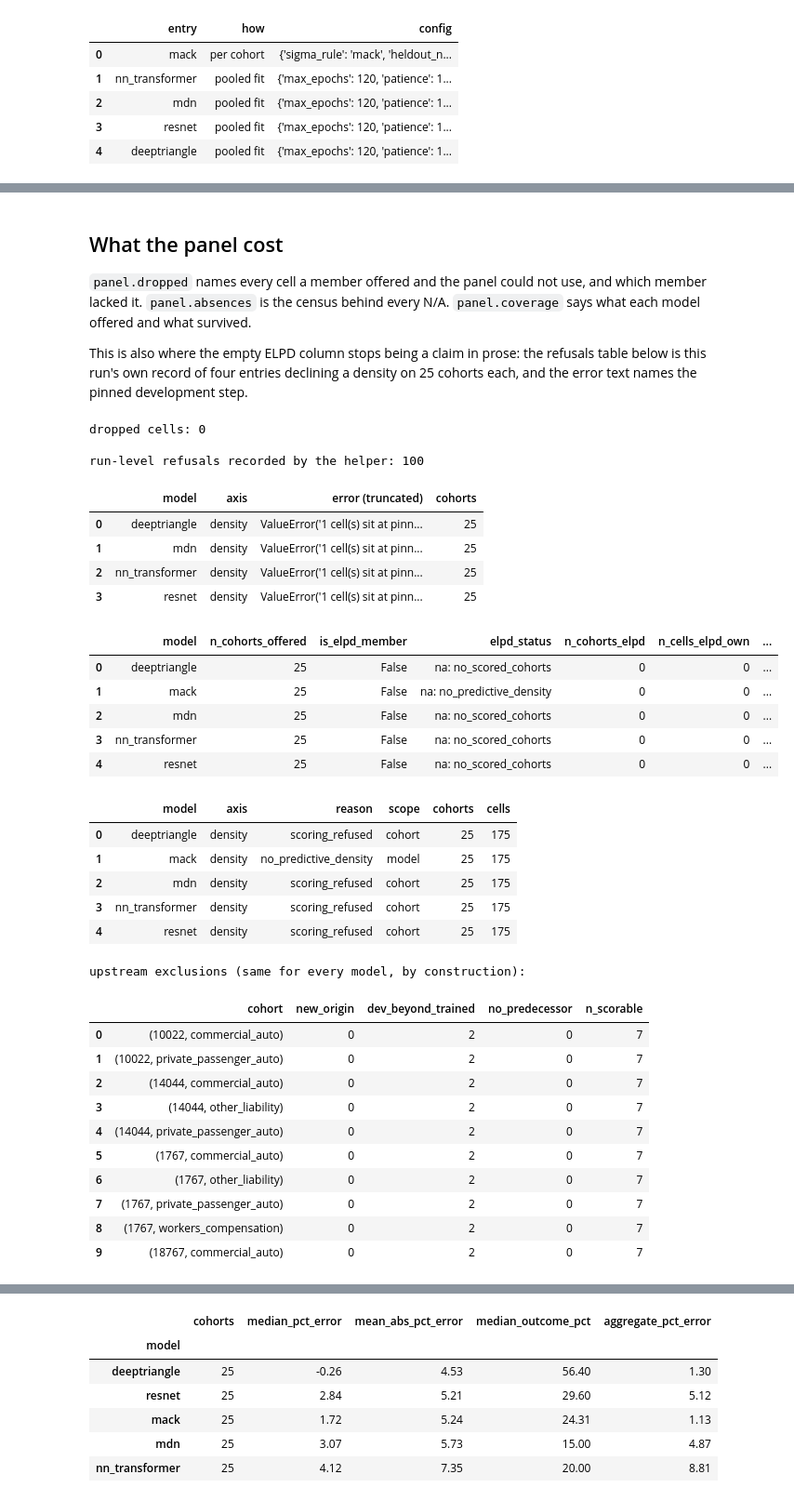
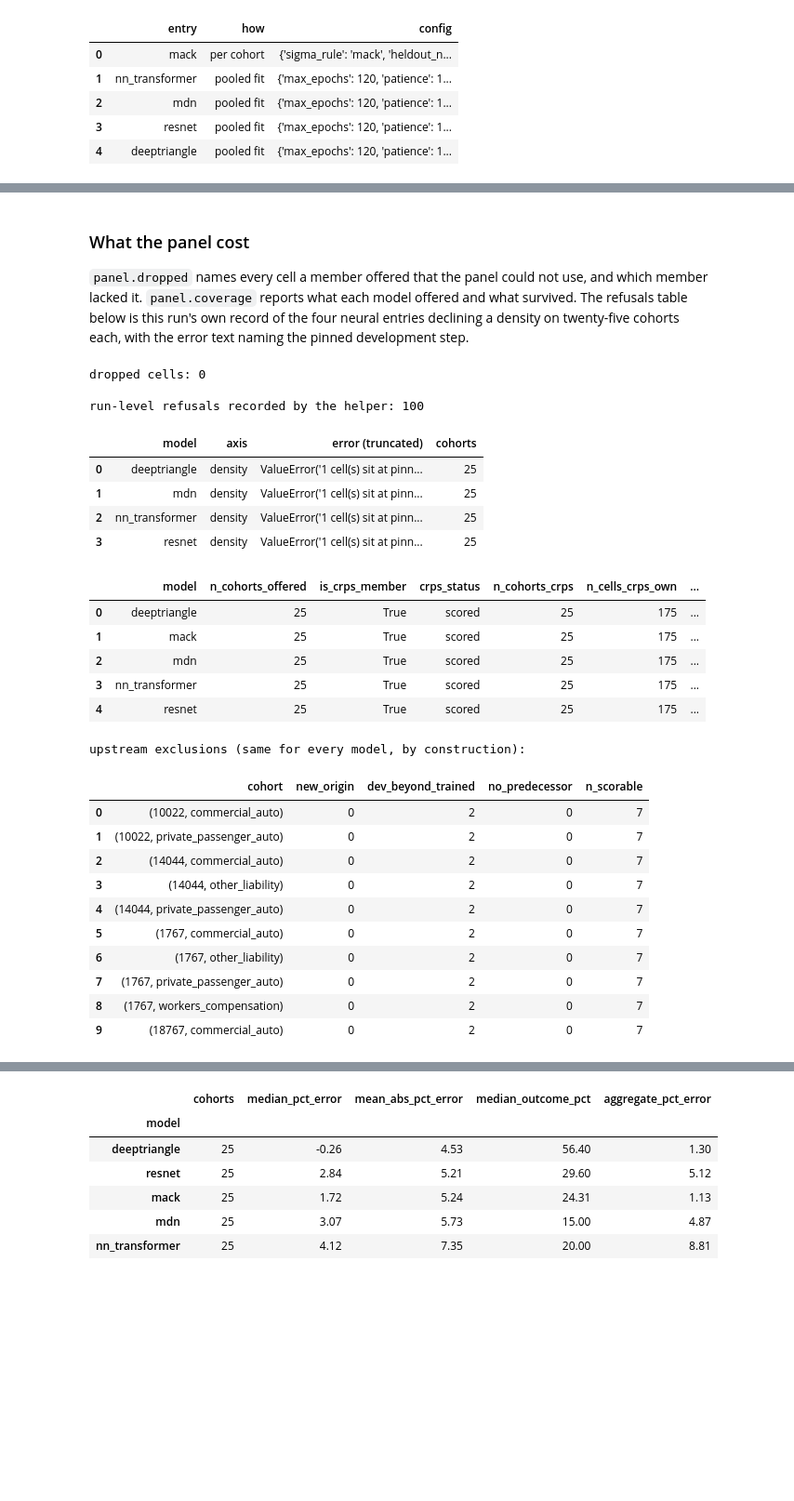
Before and after one commit to EKtheSage/ibnr, a Jupyter notebook: analysis/03b_nn_vs_classical.ipynb, the cells around one changed output, grey strips where cells are left out. Shown at 93% size. Saved outputs shown, nothing was run; the diff lists cells and outputs as text; code cells hidden in the pictures; blank space fills up the shorter version.

```diff
--- a/analysis/03b_nn_vs_classical.ipynb
+++ b/analysis/03b_nn_vs_classical.ipynb
@@ -644,7 +578,7 @@ def forecast_for(name, entry, key, *, field=FIELD, task=TASK):
             refusals.append(dict(model=name, cohort=key, axis="density", error=repr(exc)[:200]))
             kw["density_absence"] = Absence("scoring_refused", f"{type(exc).__name__}: {exc}"[:150])
     else:
-        # Permanent and about the ENTRY: the bootstrap / quasi-likelihood entries.
+        # Permanent and about the ENTRY: it states no observation model.
         kw["density_absence"] = Absence("no_predictive_density")
 
     if isinstance(entry, PredictsHeldout):
@@ -686,8 +620,8 @@ def point_row(name, entry, key):
 
     predict() targets are per origin plus a 'total' row; realized_ultimates()
     aligns to them from the FULL triangle and restricts to the origins the
-    training slice actually had - the mart runs to 2007 and an unrestricted
-    aggregate is silently ~2.4x inflated (a gotcha that has bitten this repo).
+    training slice actually had - the mart runs to 2007, and an unrestricted
+    aggregate is inflated by roughly 2.4x.
     """
     # ONE call shape for every entry. `segment` is a filter on the fit's own cohorts,
     # so a two-column key identifies the one cohort of a single-cohort fit keyed on
@@ -890,72 +778,62 @@ board
 # %% [markdown]
-## What the panel cost
+### What the panel cost
 
-`panel.dropped` names every cell a member offered and the panel could not use, and which
-member lacked it. `panel.absences` is the census behind every N/A. `panel.coverage` says
-what each model offered and what survived.
-
-This is also where the empty ELPD column stops being a claim in prose: the refusals table
-below is this run's own record of four entries declining a density on 25 cohorts each, and
-the error text names the pinned development step.
+`panel.dropped` names every cell a member offered that the panel could not use, and which
+member lacked it. `panel.coverage` reports what each model offered and what survived. The refusals table below is this run's own
+record of the four neural entries declining a density on twenty-five cohorts each, with the
+error text naming the pinned development step.
 # %%
 print("dropped cells:", len(panel.dropped))
 if len(panel.dropped):
     display(panel.dropped.head(12))
     print("\ndropped by score:", panel.dropped["score"].value_counts().to_dict())
 
 # Summarised, not listed: the NN density refusals alone are one per (entry, cohort),
 # and a hundred near-identical lines would bury anything that is not one of them.
 print("\nrun-level refusals recorded by the helper:", len(refusals))
 _ref = pd.DataFrame(refusals)
 if len(_ref):
     _ref["error (truncated)"] = _ref["error"].str.slice(0, 70)
     display(
         _ref.groupby(["model", "axis", "error (truncated)"], as_index=False)
         .agg(cohorts=("cohort", "nunique"))
         .sort_values(["model", "axis"])
         .reset_index(drop=True)
     )
-display(panel.coverage)
 display(
-    panel.absences.groupby(["model", "axis", "reason", "scope"], as_index=False).agg(
-        cohorts=("cohort", "nunique"), cells=("n_cells", "sum")
-    )
+    panel.coverage[
+        [c for c in panel.coverage.columns if "crps" in c or c in ("model", "n_cohorts_offered")]
+    ]
 )
 print("upstream exclusions (same for every model, by construction):")
 display(panel.excluded.head(10))
 # %% [output]
 dropped cells: 0
 
 run-level refusals recorded by the helper: 100
 |  | model | axis | error (truncated) | cohorts |
 | 0 | deeptriangle | density | ValueError('1 cell(s) sit at pinn... | 25 |
 | 1 | mdn | density | ValueError('1 cell(s) sit at pinn... | 25 |
 | 2 | nn_transformer | density | ValueError('1 cell(s) sit at pinn... | 25 |
 | 3 | resnet | density | ValueError('1 cell(s) sit at pinn... | 25 |
-|  | model | n_cohorts_offered | is_elpd_member | elpd_status | n_cohorts_elpd | n_cells_elpd_own | ... |
-| 0 | deeptriangle | 25 | False | na: no_scored_cohorts | 0 | 0 | ... |
-| 1 | mack | 25 | False | na: no_predictive_density | 0 | 0 | ... |
-| 2 | mdn | 25 | False | na: no_scored_cohorts | 0 | 0 | ... |
-| 3 | nn_transformer | 25 | False | na: no_scored_cohorts | 0 | 0 | ... |
-| 4 | resnet | 25 | False | na: no_scored_cohorts | 0 | 0 | ... |
+|  | model | n_cohorts_offered | is_crps_member | crps_status | n_cohorts_crps | n_cells_crps_own | ... |
+| 0 | deeptriangle | 25 | True | scored | 25 | 175 | ... |
+| 1 | mack | 25 | True | scored | 25 | 175 | ... |
+| 2 | mdn | 25 | True | scored | 25 | 175 | ... |
+| 3 | nn_transformer | 25 | True | scored | 25 | 175 | ... |
+| 4 | resnet | 25 | True | scored | 25 | 175 | ... |
+upstream exclusions (same for every model, by construction):
-|  | model | axis | reason | scope | cohorts | cells |
-| 0 | deeptriangle | density | scoring_refused | cohort | 25 | 175 |
-| 1 | mack | density | no_predictive_density | model | 25 | 175 |
-| 2 | mdn | density | scoring_refused | cohort | 25 | 175 |
-| 3 | nn_transformer | density | scoring_refused | cohort | 25 | 175 |
-| 4 | resnet | density | scoring_refused | cohort | 25 | 175 |
+|  | cohort | new_origin | dev_beyond_trained | no_predecessor | n_scorable |
+| 0 | (10022, commercial_auto) | 0 | 2 | 0 | 7 |
+| 1 | (10022, private_passenger_auto) | 0 | 2 | 0 | 7 |
+| 2 | (14044, commercial_auto) | 0 | 2 | 0 | 7 |
+| 3 | (14044, other_liability) | 0 | 2 | 0 | 7 |
+| 4 | (14044, private_passenger_auto) | 0 | 2 | 0 | 7 |
+| 5 | (1767, commercial_auto) | 0 | 2 | 0 | 7 |
+| 6 | (1767, other_liability) | 0 | 2 | 0 | 7 |
+| 7 | (1767, private_passenger_auto) | 0 | 2 | 0 | 7 |
+| 8 | (1767, workers_compensation) | 0 | 2 | 0 | 7 |
+| 9 | (18767, commercial_auto) | 0 | 2 | 0 | 7 |
-upstream exclusions (same for every model, by construction):
-|  | cohort | new_origin | dev_beyond_trained | no_predecessor | n_scorable |
-| 0 | (10022, commercial_auto) | 0 | 2 | 0 | 7 |
-| 1 | (10022, private_passenger_auto) | 0 | 2 | 0 | 7 |
-| 2 | (14044, commercial_auto) | 0 | 2 | 0 | 7 |
-| 3 | (14044, other_liability) | 0 | 2 | 0 | 7 |
-| 4 | (14044, private_passenger_auto) | 0 | 2 | 0 | 7 |
-| 5 | (1767, commercial_auto) | 0 | 2 | 0 | 7 |
-| 6 | (1767, other_liability) | 0 | 2 | 0 | 7 |
-| 7 | (1767, private_passenger_auto) | 0 | 2 | 0 | 7 |
-| 8 | (1767, workers_compensation) | 0 | 2 | 0 | 7 |
-| 9 | (18767, commercial_auto) | 0 | 2 | 0 | 7 |
 # %% [markdown]
 ## Ultimate-level point estimates
 
```
Also changed, not shown: parts of 34 cells of this notebook.
